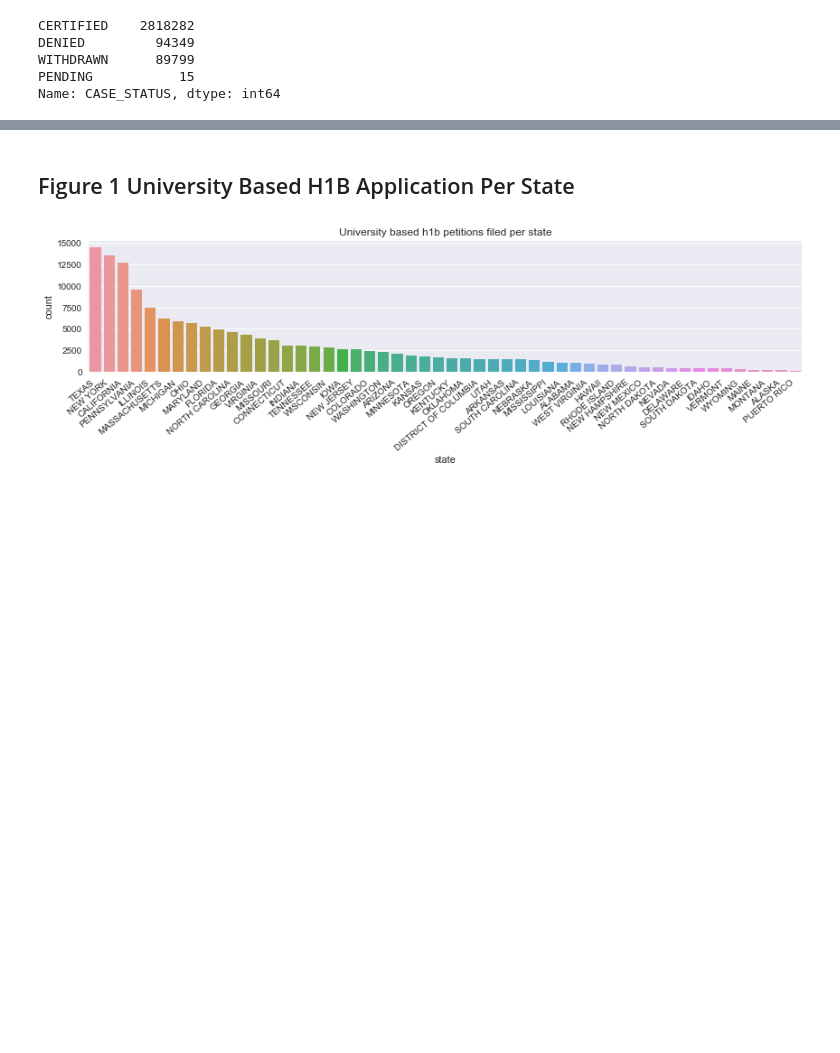
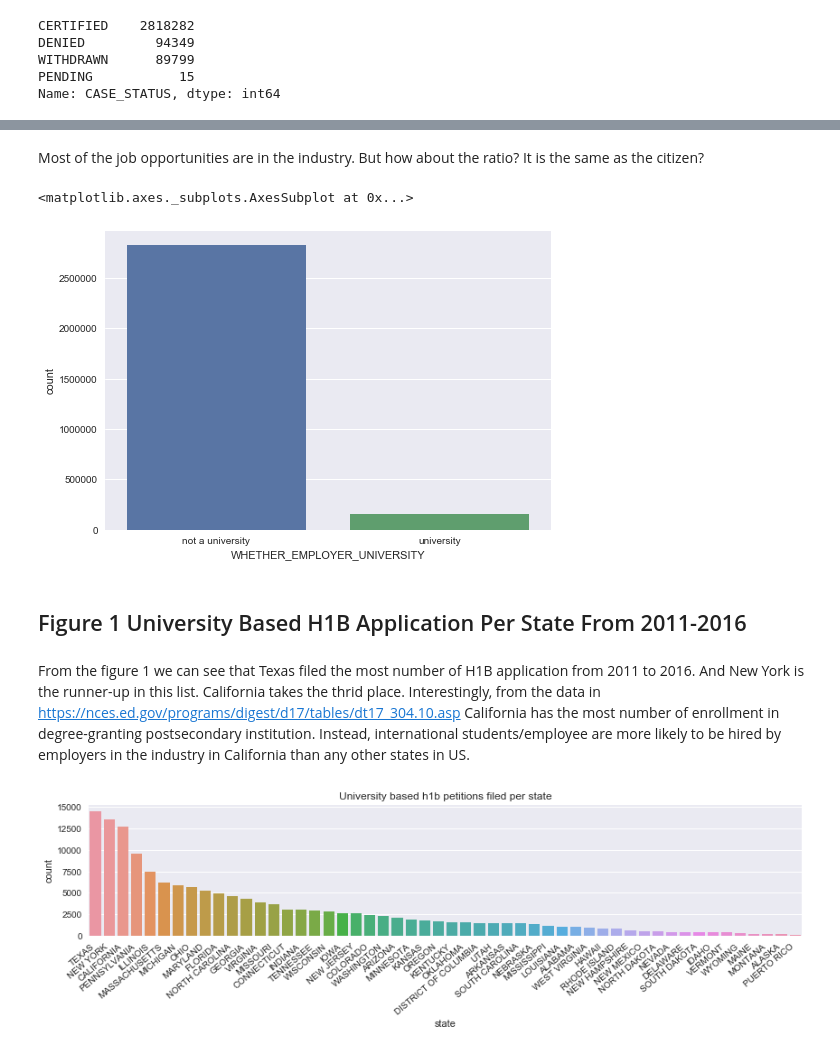
Before and after one commit to yuchenluoumn/tdi_project_proposal_figure1, a Jupyter notebook: H1BData_ExplornaryAnalysis_Figure1.ipynb, the cells around one changed output, grey strips where cells are left out. Saved outputs shown, nothing was run; the diff lists cells and outputs as text; code cells hidden in the pictures; blank space fills up the shorter version.

```diff
--- a/H1BData_ExplornaryAnalysis_Figure1.ipynb
+++ b/H1BData_ExplornaryAnalysis_Figure1.ipynb
@@ -260,3 +153,15 @@ array(['university', 'non university'], dtype=object)
+# %% [markdown]
+Most of the job opportunities are in the industry. But how about the ratio? It is the same as the citizen?
+# %%
+sns.countplot(x = 'WHETHER_EMPLOYER_UNIVERSITY',
+              data = df1,
+              order = df1['WHETHER_EMPLOYER_UNIVERSITY'].value_counts().index)
+# %% [output]
+<matplotlib.axes._subplots.AxesSubplot at 0x...>
+[figure, added]
 # %% [markdown]
-## Figure 1 University Based H1B Application Per State
+## Figure 1 University Based H1B Application Per State From 2011-2016
+# %% [markdown]
+From the figure 1 we can see that Texas filed the most number of H1B application from 2011 to 2016. And New York is the runner-up in this list. California takes the thrid place. Interestingly, from the data in https://nces.ed.gov/programs/digest/d17/tables/dt17_304.10.asp
+California has the most number of enrollment in degree-granting postsecondary institution. Instead, international students/employee are more likely to be hired by employers in the industry in California than any other states in US.
 # %%
```
Also changed, not shown: parts of 39 cells of this notebook.
